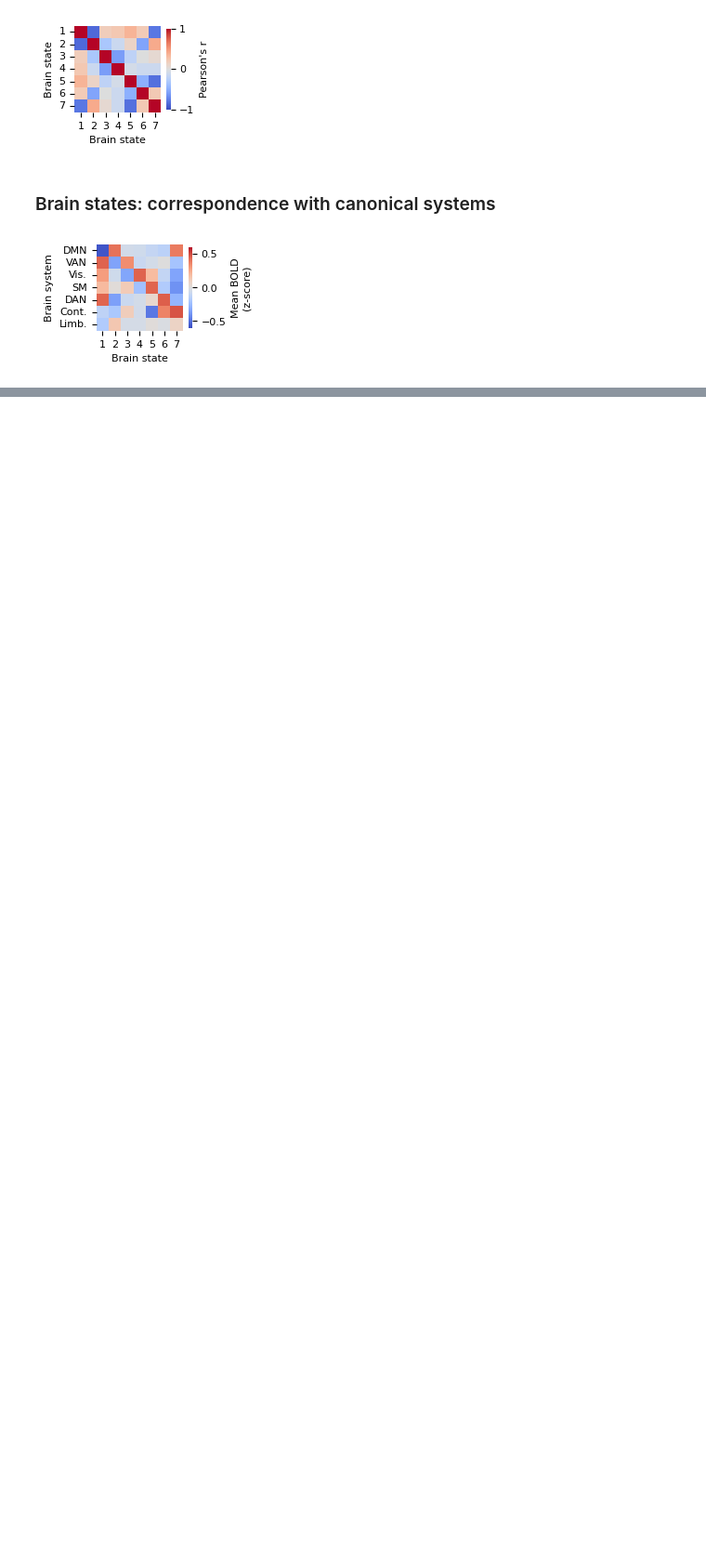
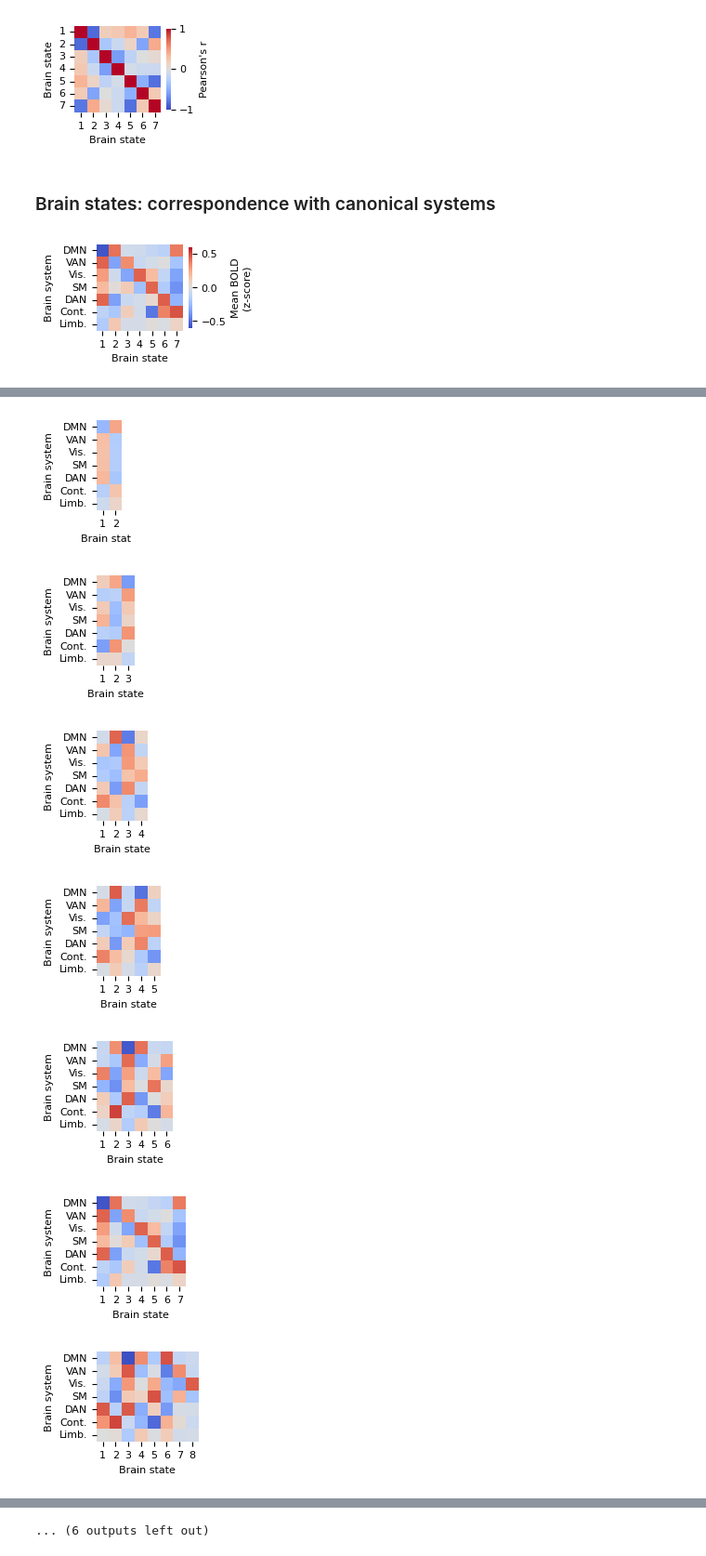
Before and after one commit to LindenParkesLab/nct_xr, a Jupyter notebook: scripts/results_fmri_clusters.ipynb, the cells around one changed output, grey strips where cells are left out. Shown: that part at 93% size. Saved outputs shown, nothing was run; the diff lists cells and outputs as text; code cells hidden in the pictures; blank space fills up the shorter version.

```diff
--- a/scripts/results_fmri_clusters.ipynb
+++ b/scripts/results_fmri_clusters.ipynb
@@ -179,0 +190,38 @@ f.savefig(os.path.join(outdir, "brain_state_system_mapping.svg".format(n_states,
+# %%
+yeo_systems = ['Default', 'SalVentAttn', 'Vis', 'SomMot', 'DorsAttn', 'Cont', 'Limbic'] # k = 7
+yeo_systems_labels = ['DMN', 'VAN', 'Vis.', 'SM', 'DAN', 'Cont.', 'Limb.'] # k = 7
+n_systems = len(yeo_systems)
+
+for k in k_range:
+    fmri_clusters_file = 'hcp_fmri_clusters_k-{0}.npy'.format(k)
+    fmri_clusters = np.load(os.path.join(outdir, fmri_clusters_file), allow_pickle=True).item()
+    centroids = fmri_clusters['centroids']
+    n_states = centroids.shape[0]
+
+    mean_activity = np.zeros((n_systems, n_states))
+    for system_idx in np.arange(n_systems):
+        system_mask = get_schaefer_system_mask(parc_centroids.index, system=yeo_systems[system_idx])
+        for state_idx in np.arange(n_states):
+            mean_activity[system_idx, state_idx] = centroids[state_idx, system_mask].mean()
+
+    # f, ax = plt.subplots(1, 1, figsize=(1.5, 1.5))
+    f, ax = plt.subplots(1, 1, figsize=(5, 1.25))
+
+    sns.heatmap(mean_activity, square=True, cmap='coolwarm', center=0, vmin=-0.6, vmax=0.6, cbar=False)
+    ax.set_xlabel('Brain state')
+    ax.set_ylabel('Brain system')
+
+    x_tick_labels = []
+    for tick in ax.get_xticklabels():
+        x_tick_labels.append(int(tick.get_text()) + 1)
+    ax.set_xticklabels(x_tick_labels, rotation=0)
+    ax.set_yticklabels(yeo_systems_labels, rotation=0)
+    f.savefig(os.path.join(outdir, "k-{0}_brain_state_system_mapping.svg".format(n_states)), dpi=600, bbox_inches="tight", pad_inches=0.01)
+# %% [output]
+[figure, added]
+[figure, added]
+[figure, added]
+[figure, added]
+[figure, added]
+[figure, added]
+[figure, added]
@@ -179,0 +233 @@ f.savefig(os.path.join(outdir, "brain_state_system_mapping.svg".format(n_states,
+... (6 outputs left out)
```
Also changed, not shown: parts of 4 cells of this notebook.
